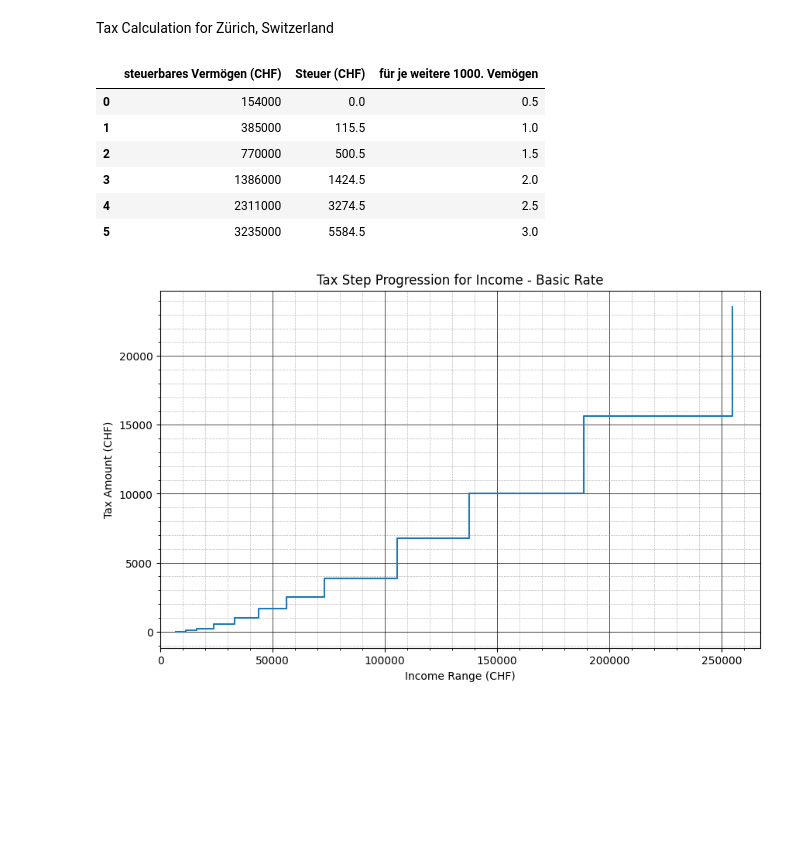
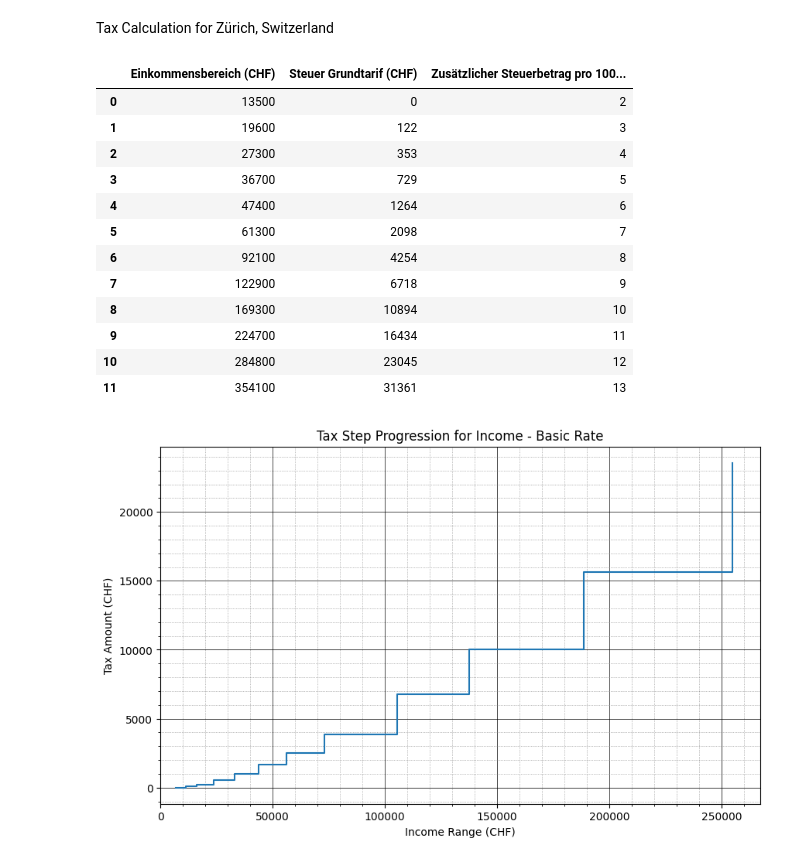
Before and after one commit to patrickamsler/taxcalculation-zurich, a Jupyter notebook: tax_calculation_zurich.ipynb, the cells around one changed output. Cells and saved outputs as stored; diff of their text form; code cells hidden in the pictures; blank space fills up the shorter version.

```diff
--- a/tax_calculation_zurich.ipynb
+++ b/tax_calculation_zurich.ipynb
@@ -13,23 +13,30 @@ class Tarif(Enum):
     GRUNDTARIF = 1
     VERHEIRATETENTARIF = 2
 # %%
+
 def select_tariftabelle(year, tax_type: TaxType, tarif: Tarif):
     filename = f"./tariftabellen/{year}-{tax_type.name.lower()}-{tarif.name.lower()}.csv"
     if tax_type == TaxType.EINKOMMEN:
         names = ['Einkommensbereich (CHF)', 'Steuer Grundtarif (CHF)', 'Zusätzlicher Steuerbetrag pro 100 CHF']
     else:
         names = ['steuerbares Vermögen (CHF)', 'Steuer (CHF)', 'für je weitere 1000. Vemögen']
     return pd.read_csv(filename, names=names, skiprows=1, header=None)
+
+select_tariftabelle(2018, TaxType.EINKOMMEN, Tarif.VERHEIRATETENTARIF)
+# %% [output]
+|  | Einkommensbereich (CHF) | Steuer Grundtarif (CHF) | Zusätzlicher Steuerbetrag pro 100... |
+| 0 | 13500 | 0 | 2 |
+| 1 | 19600 | 122 | 3 |
+| 2 | 27300 | 353 | 4 |
+| 3 | 36700 | 729 | 5 |
+| 4 | 47400 | 1264 | 6 |
+| 5 | 61300 | 2098 | 7 |
+| 6 | 92100 | 4254 | 8 |
+| 7 | 122900 | 6718 | 9 |
+| 8 | 169300 | 10894 | 10 |
+| 9 | 224700 | 16434 | 11 |
+| 10 | 284800 | 23045 | 12 |
+| 11 | 354100 | 31361 | 13 |
-# %%
-select_tariftabelle(2018, TaxType.VERMOEGEN, Tarif.VERHEIRATETENTARIF)
-# %% [output]
-|  | steuerbares Vermögen (CHF) | Steuer (CHF) | für je weitere 1000. Vemögen |
-| 0 | 154000 | 0.0 | 0.5 |
-| 1 | 385000 | 115.5 | 1.0 |
-| 2 | 770000 | 500.5 | 1.5 |
-| 3 | 1386000 | 1424.5 | 2.0 |
-| 4 | 2311000 | 3274.5 | 2.5 |
-| 5 | 3235000 | 5584.5 | 3.0 |
 # %%
 tarif_tabelle_einkommen = select_tariftabelle(2018, TaxType.EINKOMMEN, Tarif.GRUNDTARIF)
 
```
